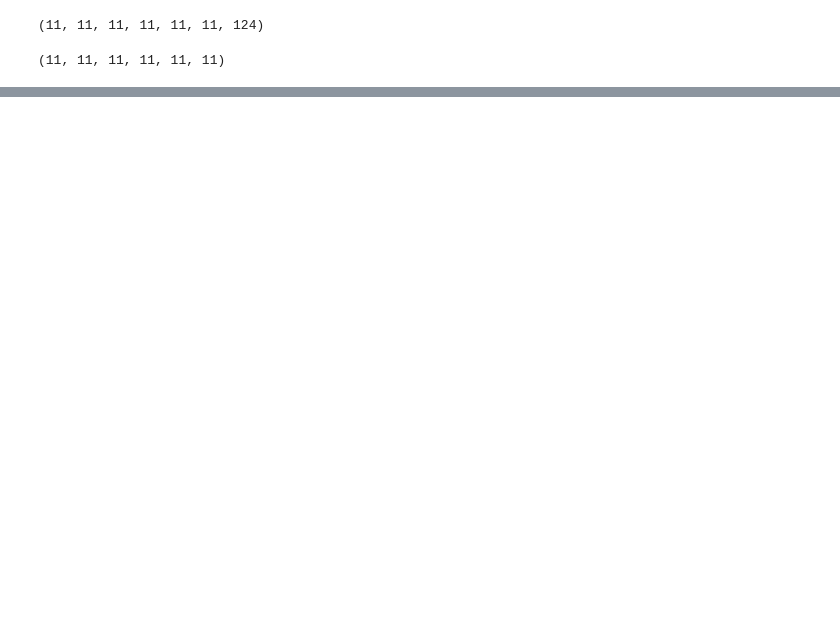
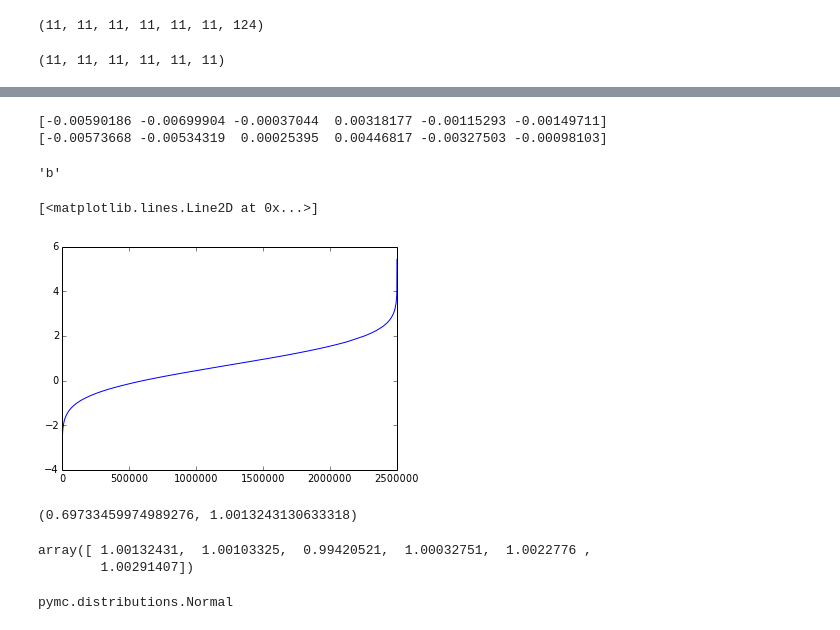
Before and after one commit to sealauren/IDL-programs, a Jupyter notebook: doppler_rvs/75732/Kepler-11.ipynb, the cells around one changed output, grey strips where cells are left out. Drawn from its saved outputs; the diff is of its cells as text; code cells hidden in the pictures; blank space fills up the shorter version.

```diff
--- a/doppler_rvs/75732/Kepler-11.ipynb
+++ b/doppler_rvs/75732/Kepler-11.ipynb
@@ -71,0 +95,9 @@ om = pd.np.array([float(w) for w in mystar.OM])
+# %%
+dtimes = []
+for d in arange(1,32,1):
+    for h in arange(6,15,3):
+        dtimes.append(str(datetime.datetime(2014, 7, d, h)))
+
+tarr = np.array(Time(dtimes,format='iso',scale='utc').jd)
+tdisplay = tarr - 2456000
+tarr.shape
@@ -382,0 +551,27 @@ Populating the interactive namespace from numpy and matplotlib
+# %%
+# Do the MCMC distribtuions have the correct centers?
+print np.mean(sampler.flatchain, axis=0) - Kbest
+print np.median(sampler.flatchain, axis=0) - Kbest
+# %% [output]
+[-0.00590186 -0.00699904 -0.00037044  0.00318177 -0.00115293 -0.00149711]
+[-0.00573668 -0.00534319  0.00025395  0.00446817 -0.00327503 -0.00098103]
+# %%
+pdict[0]
+# %% [output]
+'b'
+# %%
+s = sort(sampler.flatchain[:,0])
+# %%
+plot(s)
+# %% [output]
+[<matplotlib.lines.Line2D at 0x...>]
+[figure, added]
+# %%
+np.mean(sampler.flatchain[:,0]), np.std(sampler.flatchain[:,0])
+# %% [output]
+(0.69733459974989276, 1.0013243130633318)
+# %%
+np.std(sampler.flatchain, axis=0)
+# %% [output]
+array([ 1.00132431,  1.00103325,  0.99420521,  1.00032751,  1.0022776 ,
+        1.00291407])
@@ -382,0 +582,4 @@ Populating the interactive namespace from numpy and matplotlib
+# %%
+type(K)
+# %% [output]
+pymc.distributions.Normal
```
Also changed, not shown: parts of 49 cells of this notebook.
